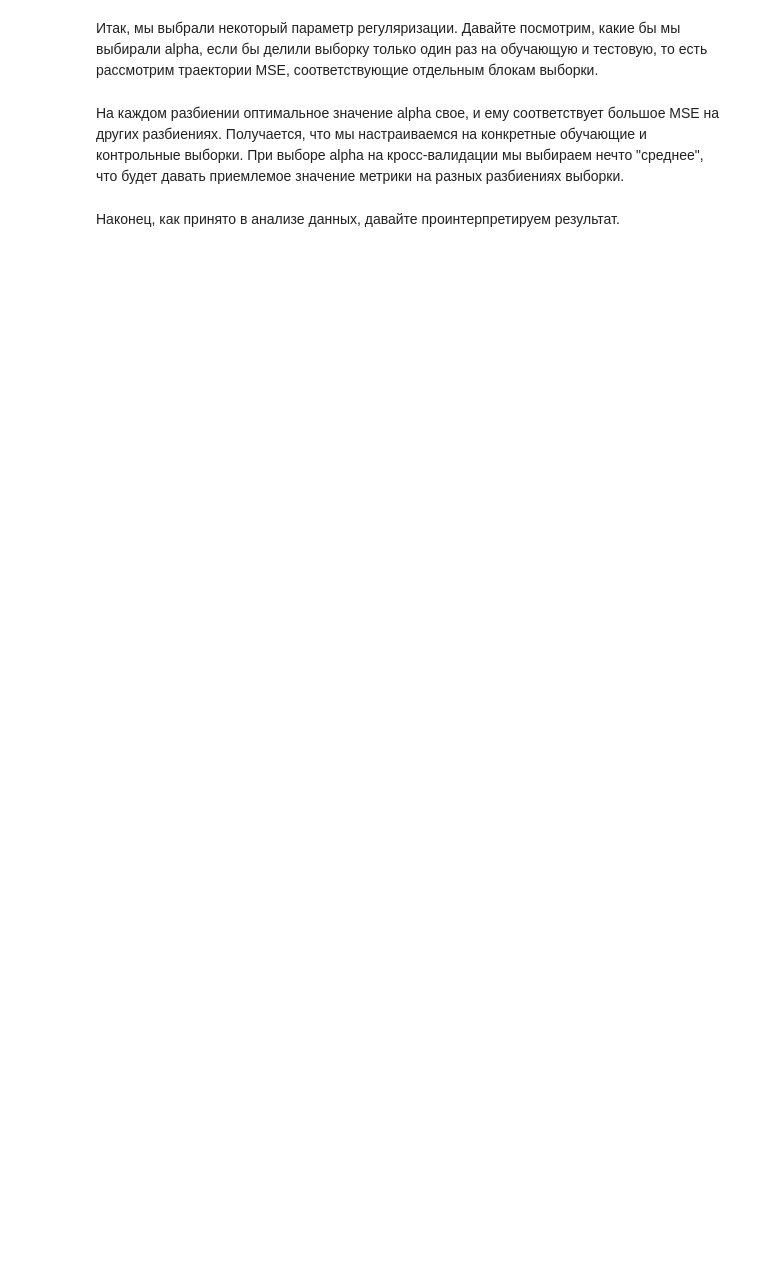
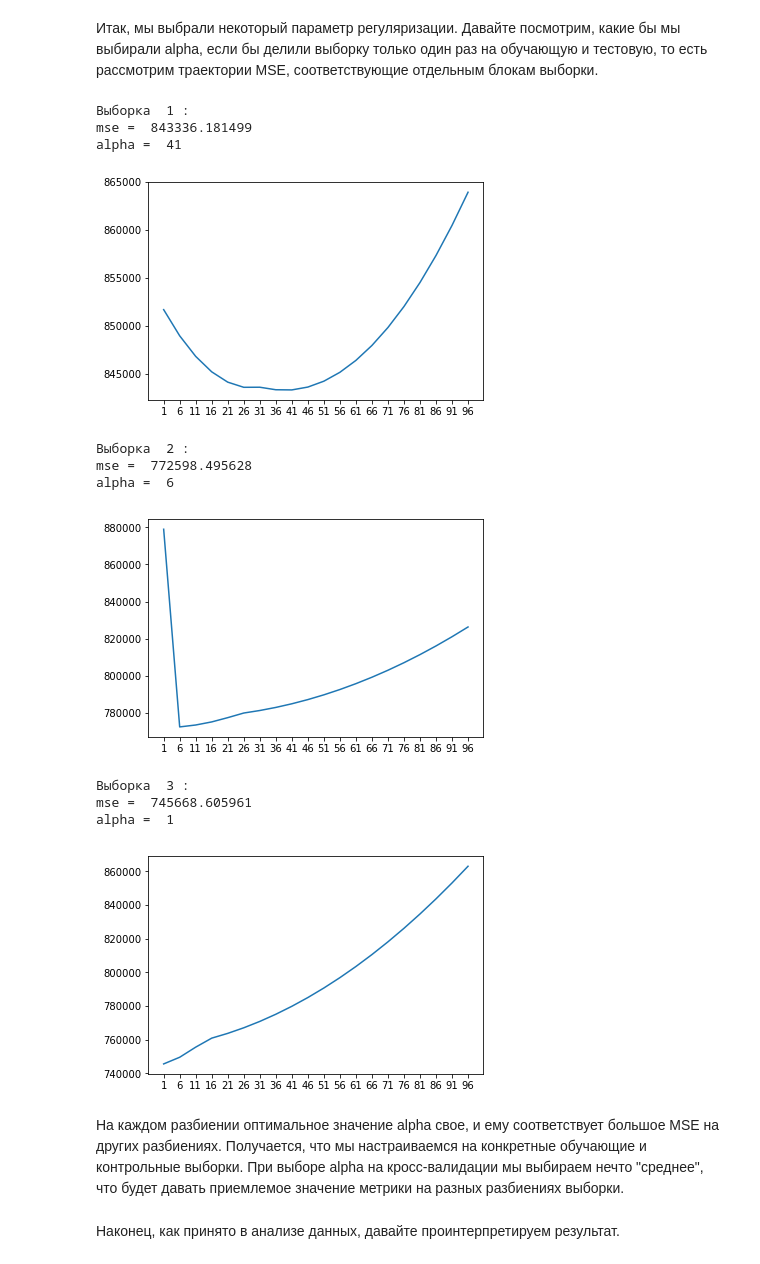
Before and after one commit to roman-urum/math-and-python, a Jupyter notebook: OverfittingTask.ipynb, the cells around one changed output. Saved outputs shown, nothing was run; the diff lists cells and outputs as text; code cells hidden in the pictures; blank space fills up the shorter version.

```diff
--- a/OverfittingTask.ipynb
+++ b/OverfittingTask.ipynb
@@ -316,9 +323,31 @@ alphas = np.arange(1, 100, 5)
 # %% [markdown]
 Итак, мы выбрали некоторый параметр регуляризации. Давайте посмотрим, какие бы мы выбирали alpha, если бы делили выборку только один раз на обучающую и тестовую, то есть рассмотрим траектории MSE, соответствующие отдельным блокам выборки.
 # %%
-# Код 3.3 (1 балл)
+## Код 3.3 (1 балл)
 # Выведите значения alpha, соответствующие минимумам MSE на каждом разбиении (то есть по столбцам).
 # На трех отдельных графиках визуализируйте столбцы .mse_path_
+
+for i in range(0, 3, 1):
+    print 'Выборка ', str(i+1), ':'
+    print 'mse = ', np.min(lassoCV.mse_path_[:, i])
+    print 'alpha = ', lassoCV.alphas_[np.argmin(lassoCV.mse_path_[:, i])]
+
+    pyplot.plot(lassoCV.alphas_, lassoCV.mse_path_[:, i])
+    pyplot.xticks(lassoCV.alphas_)
+    pyplot.show()
+# %% [output]
+Выборка  1 :
+mse =  843336.181499
+alpha =  41
+[figure, added]
+Выборка  2 :
+mse =  772598.495628
+alpha =  6
+[figure, added]
+Выборка  3 :
+mse =  745668.605961
+alpha =  1
+[figure, added]
 # %% [markdown]
 На каждом разбиении оптимальное значение alpha свое, и ему соответствует большое MSE на других разбиениях. Получается, что мы настраиваемся на конкретные обучающие и контрольные выборки. При выборе alpha на кросс-валидации мы выбираем нечто "среднее", что будет давать приемлемое значение метрики на разных разбиениях выборки.
 # %% [markdown]
```
Also changed, not shown: parts of 6 cells of this notebook, 2 other files.
